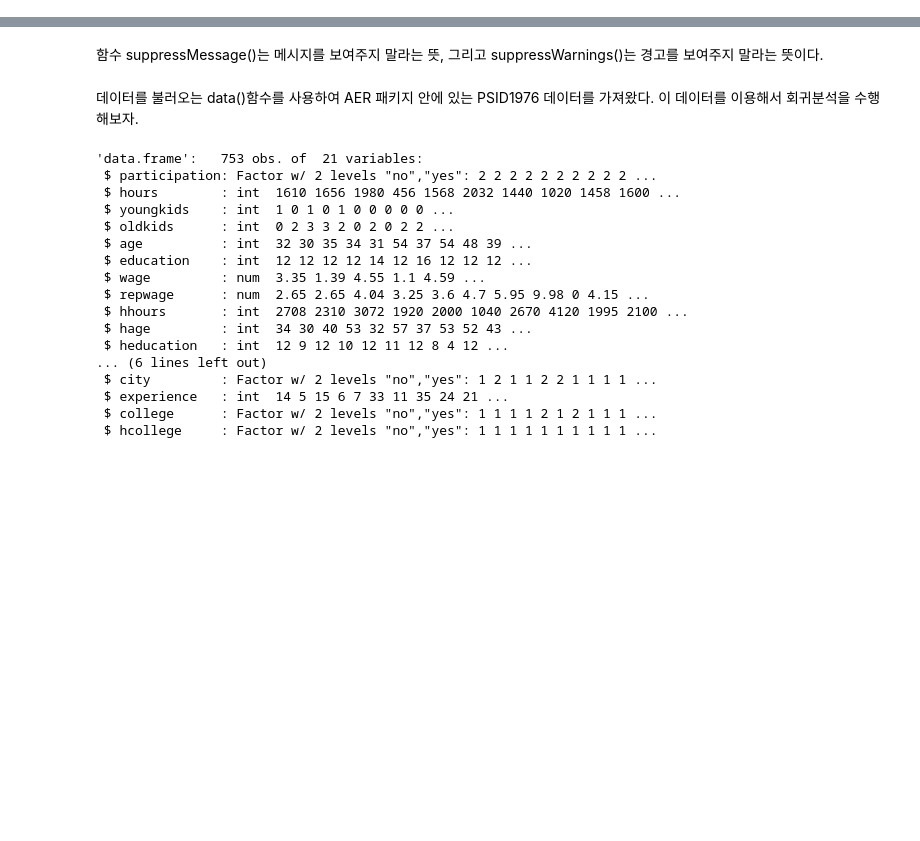
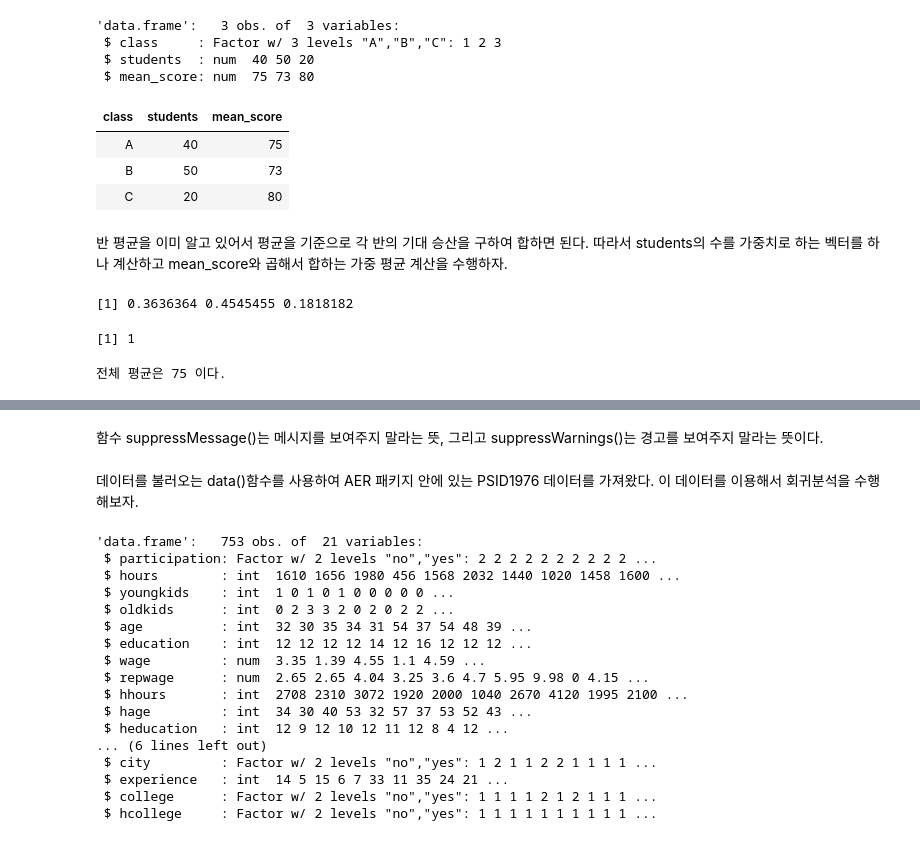
Before and after one commit to drtagkim/education, a Jupyter notebook: 회귀분석1.ipynb, the cells around one changed output, grey strips where cells are left out. Saved outputs shown, nothing was run; the diff lists cells and outputs as text; code cells hidden in the pictures; blank space fills up the shorter version.

```diff
--- a/회귀분석1.ipynb
+++ b/회귀분석1.ipynb
@@ -7,0 +68,30 @@
+# %%
+my_data <- data.frame(
+    class=c('A','B','C'),
+    students=c(40,50,20),
+    mean_score=c(75,73,80)
+)
+str(my_data)
+# %% [output]
+'data.frame':   3 obs. of  3 variables:
+ $ class     : Factor w/ 3 levels "A","B","C": 1 2 3
+ $ students  : num  40 50 20
+ $ mean_score: num  75 73 80
+# %%
+my_data
+# %% [output]
+| class | students | mean_score |
+| A | 40 | 75 |
+| B | 50 | 73 |
+| C | 20 | 80 |
+# %% [markdown]
+반 평균을 이미 알고 있어서 평균을 기준으로 각 반의 기대 승산을 구하여 합하면 된다. 따라서 students의 수를 가중치로 하는 벡터를 하나 계산하고 mean_score와 곱해서 합하는 가중 평균 계산을 수행하자.
+# %%
+점수확률 <- my_data$students/sum(my_data$students)
+점수확률
+# %% [output]
+[1] 0.3636364 0.4545455 0.1818182
+# %%
+sum(점수확률)
+# %% [output]
+[1] 1
@@ -7,0 +100,4 @@
+# %%
+cat("전체 평균은",전체평균기대값,"이다.","\n")
+# %% [output]
+전체 평균은 75 이다.
```
Also changed, not shown: parts of 46 cells of this notebook.
